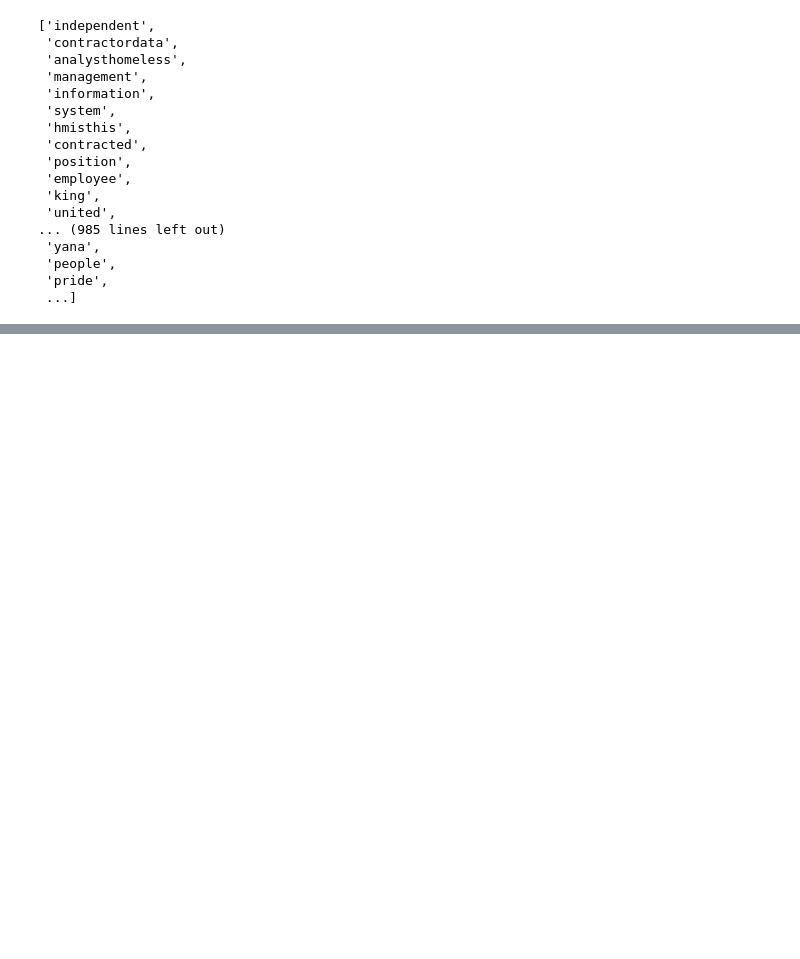
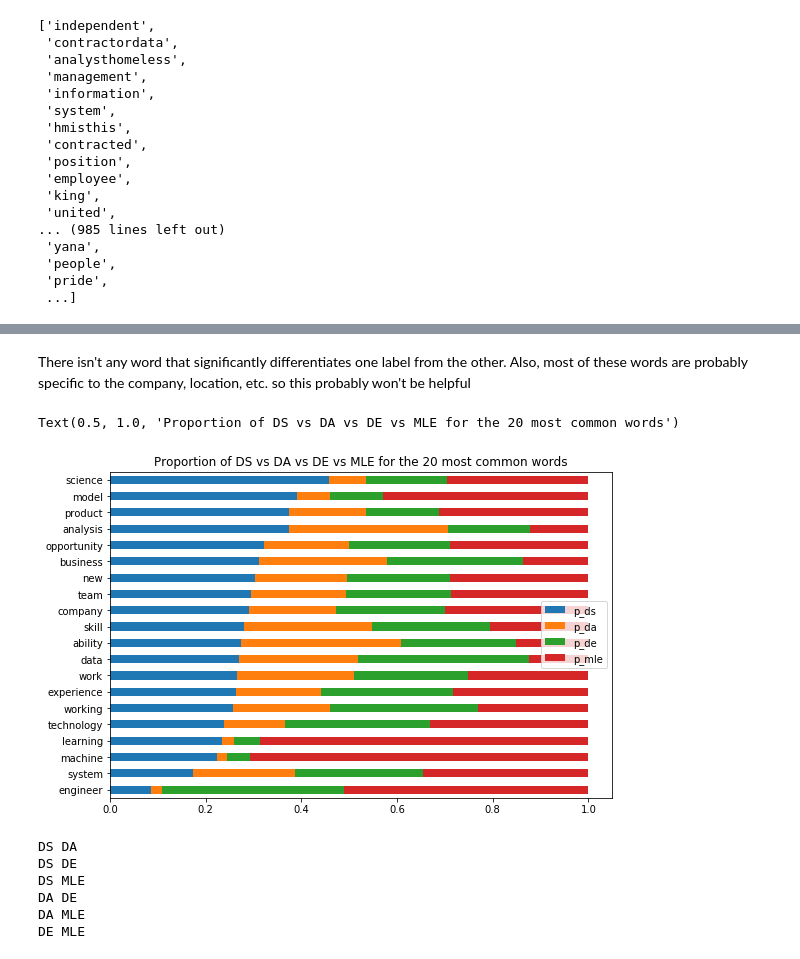
Before and after one commit to Brandon-Martinez27/data-job-resume-booster, a Jupyter notebook: explore.ipynb, the cells around one changed output, grey strips where cells are left out. Cells and saved outputs as stored; diff of their text form; code cells hidden in the pictures; blank space fills up the shorter version.

Commit message:
explored most occuring words and unique occuring per label

```diff
--- a/explore.ipynb
+++ b/explore.ipynb
@@ -147,0 +143,8 @@ dtype: int64
+# %%
+# combine all into a dataframe to work with
+word_counts = (pd.concat([all_freq, ds_freq, da_freq, de_freq, mle_freq], axis=1, sort=True)
+                .set_axis(['all', 'DS', 'DA', 'DE', 'MLE'], axis=1, inplace=False)
+                .fillna(0)
+                .apply(lambda s: s.astype(int)))
+
+word_counts.head()
@@ -147,0 +200,35 @@ dtype: int64
+# %% [markdown]
+There isn't any word that significantly differentiates one label from the other. Also, most of these words are probably specific to the company, location, etc. so this probably won't be helpful
+# %%
+plt.rc('figure', figsize=(9,6))
+(word_counts
+ .assign(p_ds=word_counts.DS / word_counts['all'],
+         p_da=word_counts.DA / word_counts['all'],
+         p_de=word_counts.DE / word_counts['all'],
+         p_mle=word_counts.MLE / word_counts['all'])
+ .sort_values(by='all')
+ [['p_ds', 'p_da', 'p_de', 'p_mle']]
+ .tail(20)
+ .sort_values('p_ds')
+ .plot.barh(stacked=True))
+
+plt.title('Proportion of DS vs DA vs DE vs MLE for the 20 most common words')
+# %% [output]
+Text(0.5, 1.0, 'Proportion of DS vs DA vs DE vs MLE for the 20 most common words')
+[figure, added]
+# %%
+import itertools as it
+
+combos = word_counts.columns.to_list()
+combos.remove('all')
+combos = it.combinations(combos, 2)
+
+for i, n in combos:
+    print(i, n)
+# %% [output]
+DS DA
+DS DE
+DS MLE
+DA DE
+DA MLE
+DE MLE
```
Also changed, not shown: parts of 11 cells of this notebook.
